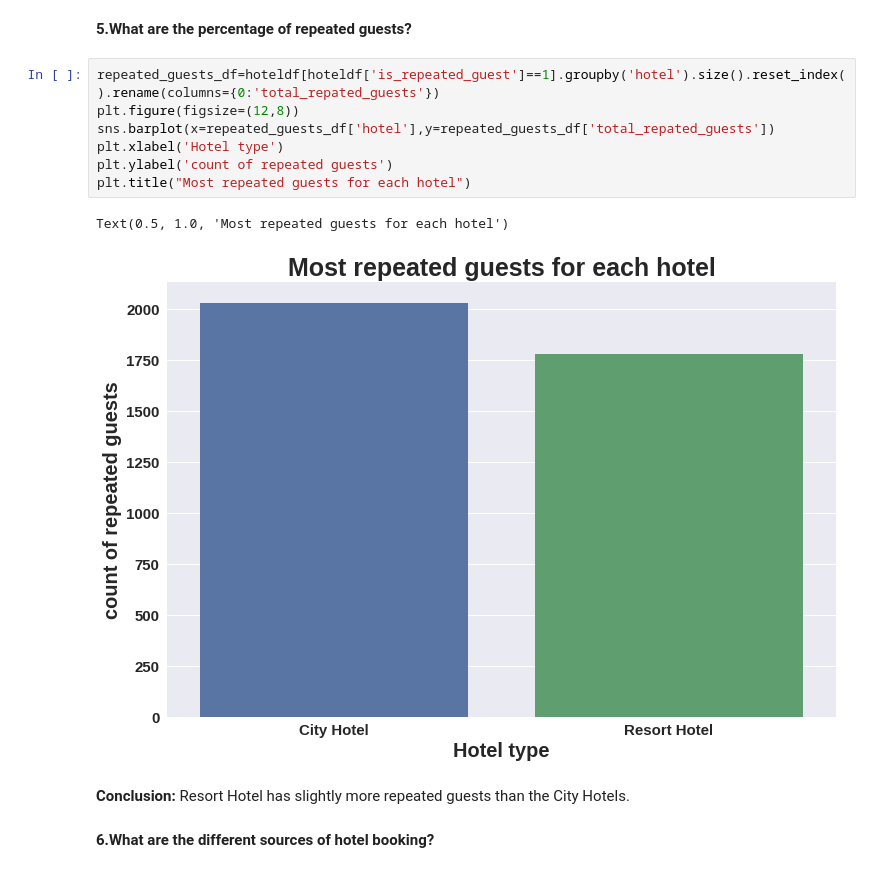
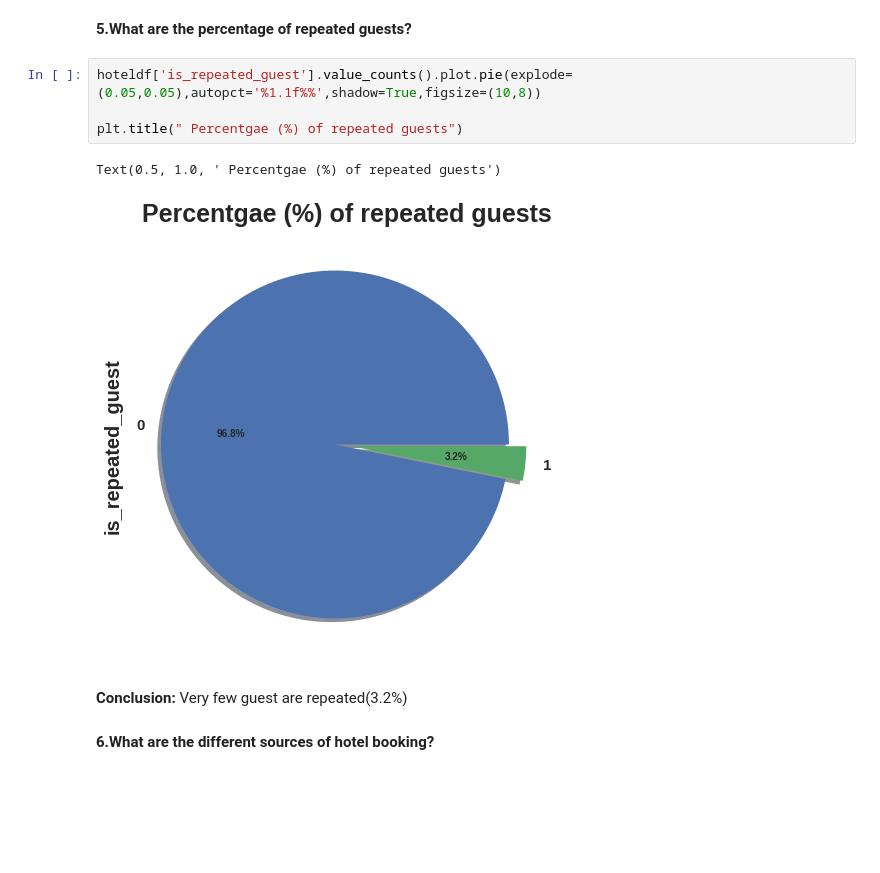
Before and after one commit to priyabodke41/Hotel-booking-analysis, a Jupyter notebook: Hotel_Booking_Analysis_Capstone_Project.ipynb, the cells around one changed output. Drawn from its saved outputs; the diff is of its cells as text; blank space fills up the shorter version.

```diff
--- a/Hotel_Booking_Analysis_Capstone_Project.ipynb
+++ b/Hotel_Booking_Analysis_Capstone_Project.ipynb
@@ -292,18 +287,15 @@ Text(0.5, 1.0, 'Total number of guest from different countries ')
 **conclusion:** Most of the guests are coming from portugal
 # %% [markdown]
 **5.What are the percentage of repeated guests?**
-# %%
-repeated_guests_df=hoteldf[hoteldf['is_repeated_guest']==1].groupby('hotel').size().reset_index().rename(columns={0:'total_repated_guests'})
-plt.figure(figsize=(12,8))
-sns.barplot(x=repeated_guests_df['hotel'],y=repeated_guests_df['total_repated_guests'])
-plt.xlabel('Hotel type')
-plt.ylabel('count of repeated guests')
-plt.title("Most repeated guests for each hotel")
-# %% [output]
-Text(0.5, 1.0, 'Most repeated guests for each hotel')
-[figure, removed]
-# %% [markdown]
-**Conclusion:**  Resort Hotel has slightly more repeated guests than the City Hotels.
+# %%
+hoteldf['is_repeated_guest'].value_counts().plot.pie(explode=(0.05,0.05),autopct='%1.1f%%',shadow=True,figsize=(10,8))
+
+plt.title(" Percentgae (%) of repeated guests")
+# %% [output]
+Text(0.5, 1.0, ' Percentgae (%) of repeated guests')
+[figure, added]
+# %% [markdown]
+**Conclusion:** Very few guest are repeated(3.2%)
 # %% [markdown]
 **6.What are the different sources of hotel booking?**
 # %%
```
Also changed, not shown: parts of 8 cells of this notebook.
